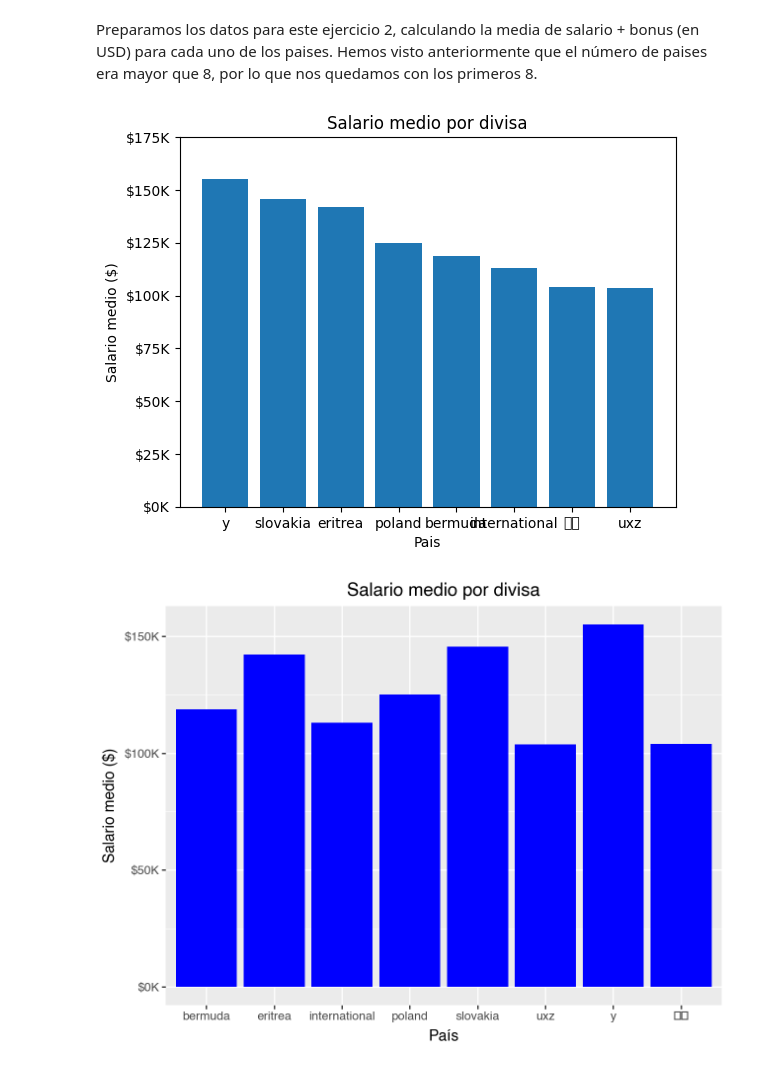
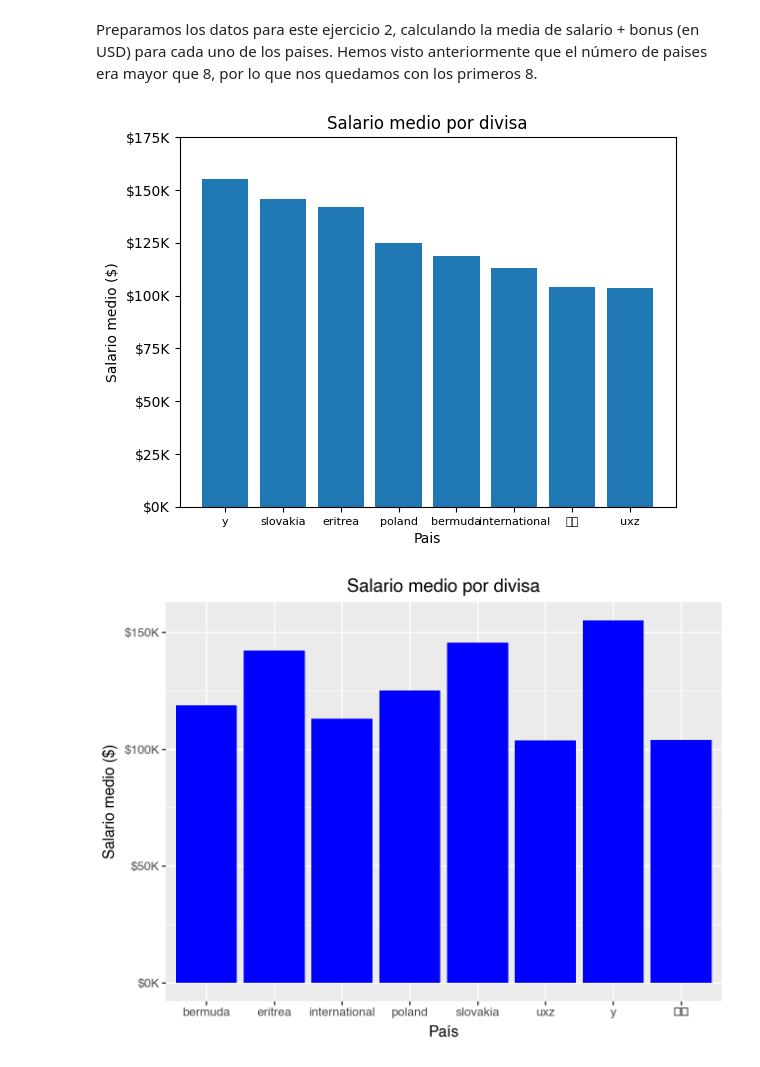
Before and after one commit to laurajimenezalonso/static_visualisation, a Jupyter notebook: notebooks/Ejercicios_Visualizacion_Estatica.ipynb, the cells around one changed output. Drawn from its saved outputs; the diff is of its cells as text; code cells hidden in the pictures.

```diff
--- a/notebooks/Ejercicios_Visualizacion_Estatica.ipynb
+++ b/notebooks/Ejercicios_Visualizacion_Estatica.ipynb
@@ -408,15 +421,16 @@ data_ej2=(
 # %%
 #usando matplotlib
 plt.bar(data_ej2.fixed_country, data_ej2.total_salary_usd)
 plt.title('Salario medio por divisa')
 plt.xlabel('Pais')
+plt.xticks(fontsize=8)
 plt.ylabel('Salario medio ($)')
 plt.yticks(range(0, 200000, 25000),
            labels=[f"${number//1000:,.0f}K" for number in range(0, 200000, 25000)])
 
 plt.show()
 # %% [output]
-[figure, old version]
+[figure, new version]
 # %%
 #usando plotnine
 (
```
Also changed, not shown: parts of 6 cells of this notebook.
